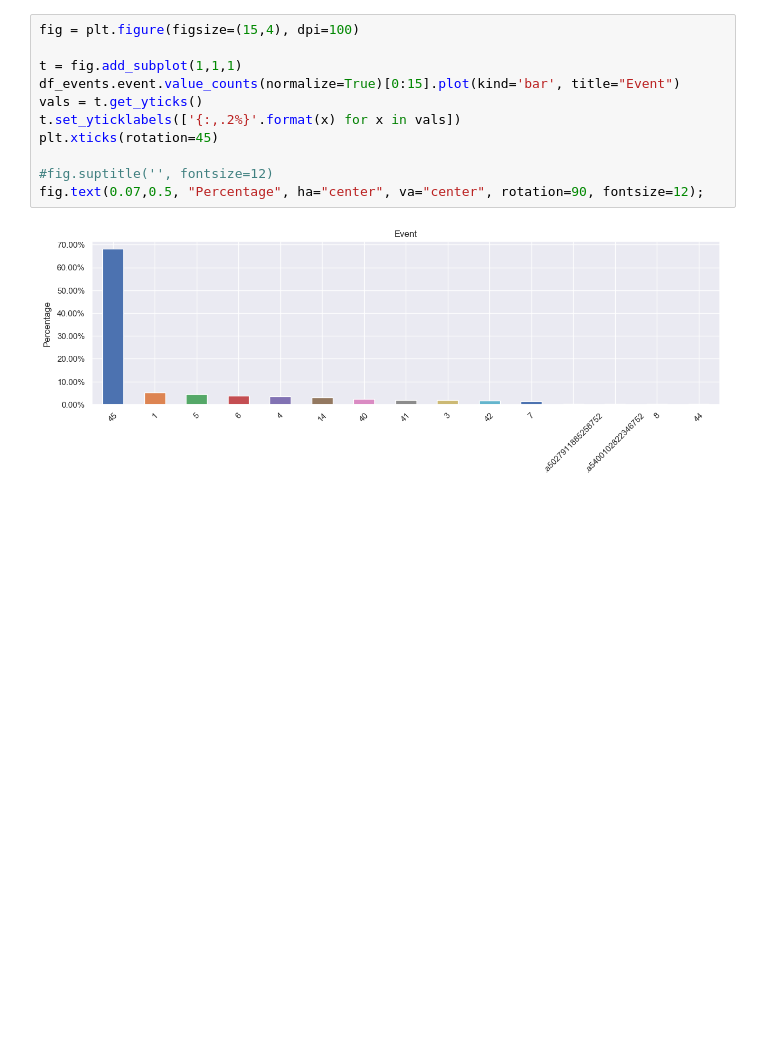
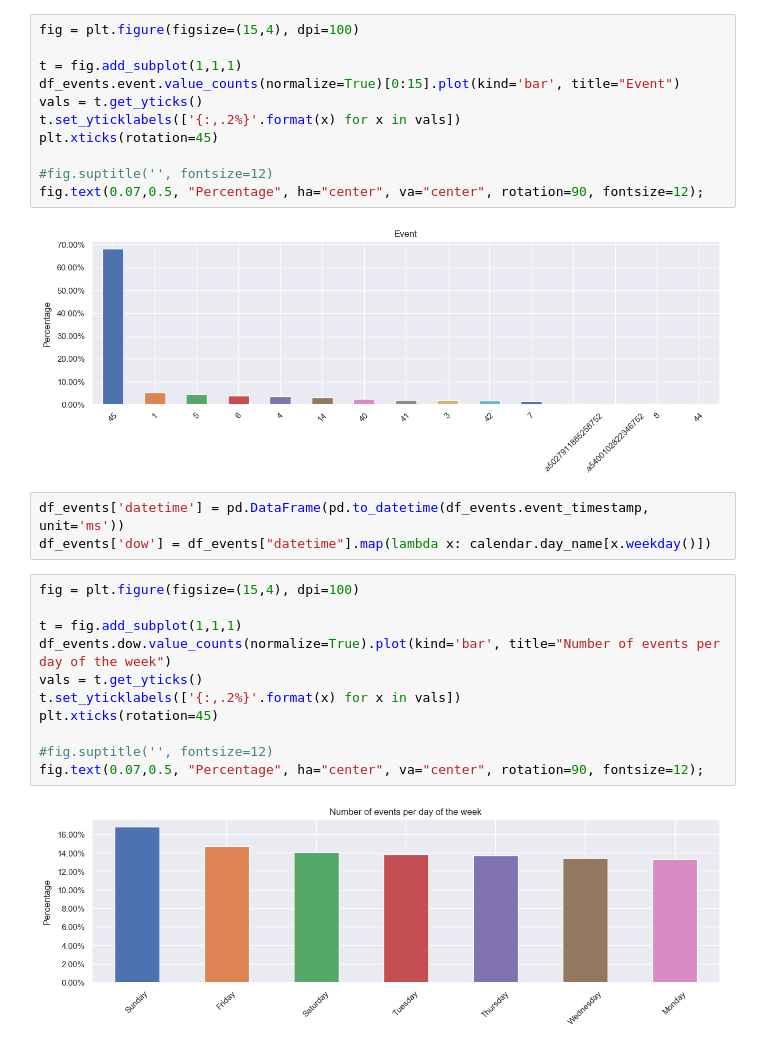
Before and after one commit to robertisandor/In-App-Purchase-Prediction, a Jupyter notebook: eda.ipynb, the cells around one changed output. Cells and saved outputs as stored; diff of their text form; blank space fills up the shorter version.

```diff
--- a/eda.ipynb
+++ b/eda.ipynb
@@ -237,4 +238,20 @@ plt.xticks(rotation=45)
 fig.text(0.07,0.5, "Percentage", ha="center", va="center", rotation=90, fontsize=12);
 # %% [output]
 [figure]
+# %%
+df_events['datetime'] = pd.DataFrame(pd.to_datetime(df_events.event_timestamp, unit='ms'))
+df_events['dow'] = df_events["datetime"].map(lambda x: calendar.day_name[x.weekday()])
+# %%
+fig = plt.figure(figsize=(15,4), dpi=100)
+
+t = fig.add_subplot(1,1,1)
+df_events.dow.value_counts(normalize=True).plot(kind='bar', title="Number of events per day of the week")
+vals = t.get_yticks()
+t.set_yticklabels(['{:,.2%}'.format(x) for x in vals])
+plt.xticks(rotation=45)
+
+#fig.suptitle('', fontsize=12)
+fig.text(0.07,0.5, "Percentage", ha="center", va="center", rotation=90, fontsize=12);
+# %% [output]
+[figure, added]
 # %%
```
Also changed, not shown: parts of 7 cells of this notebook.
